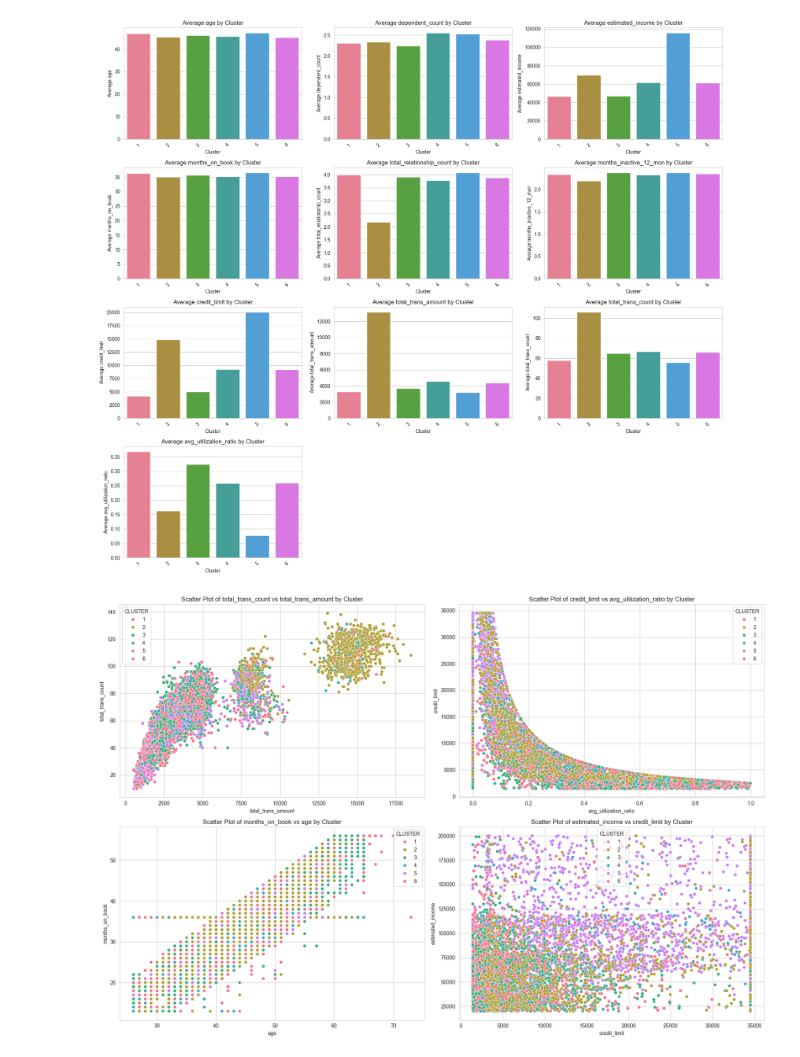
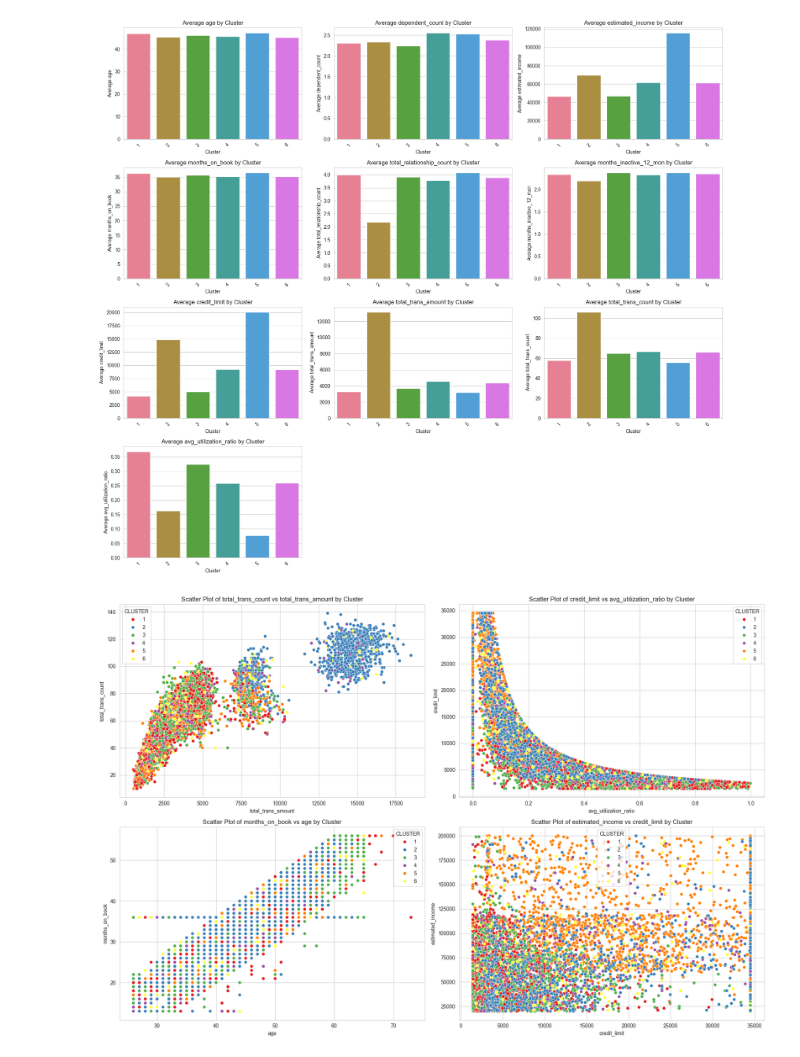
Before and after one commit to SJWallace/credit_card_segmentation, a Jupyter notebook: simple.ipynb, the cells around one changed output. Drawn from its saved outputs; the diff is of its cells as text; code cells hidden in the pictures.

```diff
--- a/simple.ipynb
+++ b/simple.ipynb
@@ -279,34 +279,32 @@ plt.show()
 # %% [output]
 [figure]
 # %%
-import seaborn as sns
-
 # Calculate correlation for numerical columns only
 numerical_cols = customers.select_dtypes(include='number').columns
 correlation_matrix = customers[numerical_cols].corr()
 
 # Define the pairs of variables with absolute correlation greater than 0.45
 high_corr_pairs = [
     (col1, col2) for col1 in correlation_matrix.columns for col2 in correlation_matrix.columns
     if col1 != col2 and abs(correlation_matrix.loc[col1, col2]) > 0.45
 ]
 
 # Removing duplicate pairs
 high_corr_pairs = list(set(tuple(sorted(pair)) for pair in high_corr_pairs))
 
 num_cols = 2  # Number of columns for subplots
 num_rows = (len(high_corr_pairs) + num_cols - 1) // num_cols  # Calculate the number of rows needed
 
 plt.figure(figsize=(18, num_rows * 6))  # Adjust the figure size accordingly
 
 for idx, (x_var, y_var) in enumerate(high_corr_pairs, 1):
     plt.subplot(num_rows, num_cols, idx)
-    sns.scatterplot(x=x_var, y=y_var, hue='CLUSTER', data=customers, palette='husl', legend='full')
+    sns.scatterplot(x=x_var, y=y_var, hue='CLUSTER', data=customers, palette='Set1', legend='full')
     plt.title(f'Scatter Plot of {y_var} vs {x_var} by Cluster')
     plt.xlabel(x_var)
     plt.ylabel(y_var)
 
 plt.tight_layout()  # Adjust layout to prevent overlap
 plt.show()
 # %% [output]
-[figure, old version]
+[figure, new version]
```
Also changed, not shown: parts of 6 cells of this notebook.
